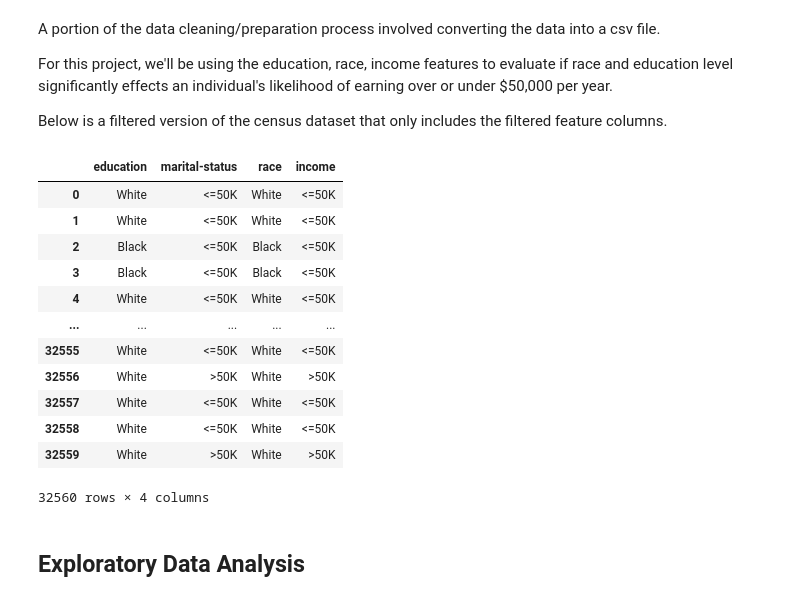
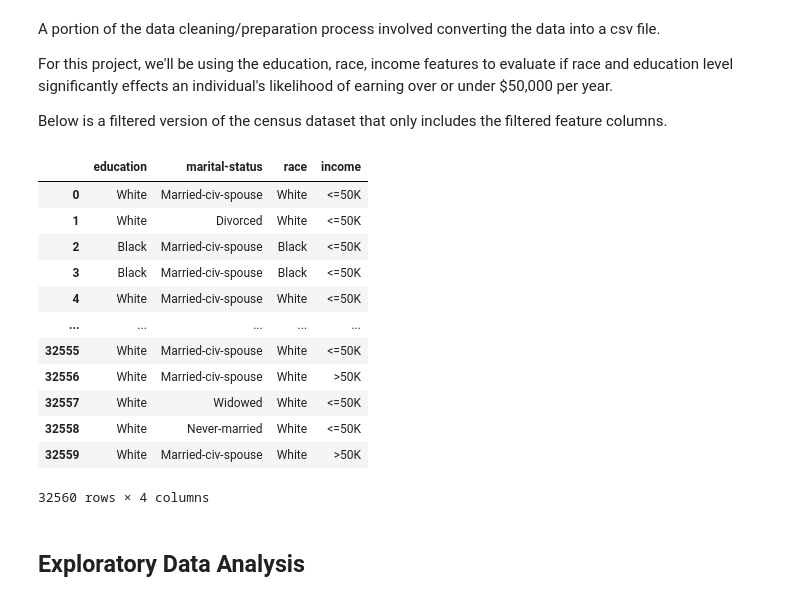
Before and after one commit to arin-deloatch/Census-Final-Project, a Jupyter notebook: src/census.ipynb, the cells around one changed output. Cells and saved outputs as stored; diff of their text form; code cells hidden in the pictures.

```diff
--- a/src/census.ipynb
+++ b/src/census.ipynb
@@ -20,27 +20,27 @@ Below is a filtered version of the census dataset that only includes the filtere
 # %%
 # Reading in the census csv as a dataframe
 census = pd.read_csv('census.csv', usecols=['income','education','race','marital-status'])
 
 # The strip function was used because there was an extra white space in the feature columns
 census['race'] = census['race'].str.strip()
 census['income'] =  census['income'].str.strip()
 census['education'] = census['race'].str.strip()
-census['marital-status'] =  census['income'].str.strip()
+census['marital-status'] =  census['marital-status'].str.strip()
 
 census
 # %% [output]
 |  | education | marital-status | race | income |
-| 0 | White | <=50K | White | <=50K |
-| 1 | White | <=50K | White | <=50K |
-| 2 | Black | <=50K | Black | <=50K |
-| 3 | Black | <=50K | Black | <=50K |
-| 4 | White | <=50K | White | <=50K |
+| 0 | White | Married-civ-spouse | White | <=50K |
+| 1 | White | Divorced | White | <=50K |
+| 2 | Black | Married-civ-spouse | Black | <=50K |
+| 3 | Black | Married-civ-spouse | Black | <=50K |
+| 4 | White | Married-civ-spouse | White | <=50K |
 | ... | ... | ... | ... | ... |
-| 32555 | White | <=50K | White | <=50K |
-| 32556 | White | >50K | White | >50K |
-| 32557 | White | <=50K | White | <=50K |
-| 32558 | White | <=50K | White | <=50K |
-| 32559 | White | >50K | White | >50K |
+| 32555 | White | Married-civ-spouse | White | <=50K |
+| 32556 | White | Married-civ-spouse | White | >50K |
+| 32557 | White | Widowed | White | <=50K |
+| 32558 | White | Never-married | White | <=50K |
+| 32559 | White | Married-civ-spouse | White | >50K |
 32560 rows × 4 columns
 # %% [markdown]
 ## Exploratory Data Analysis
```
Also changed, not shown: parts of 7 cells of this notebook.
